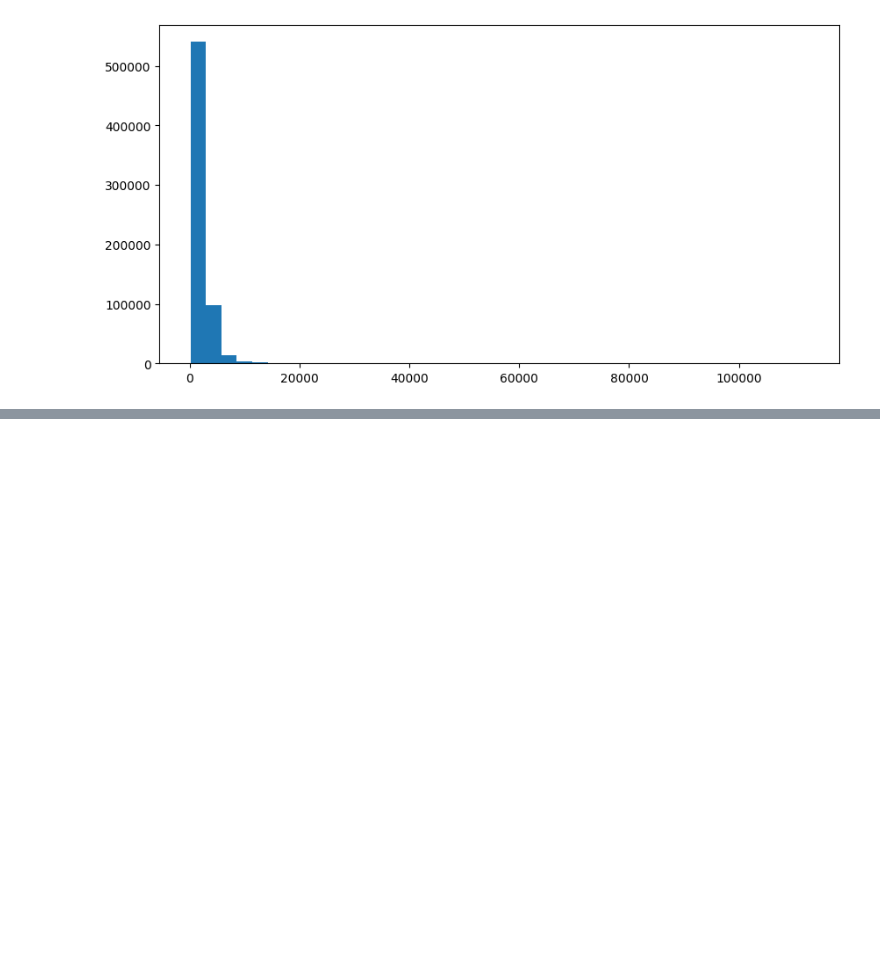
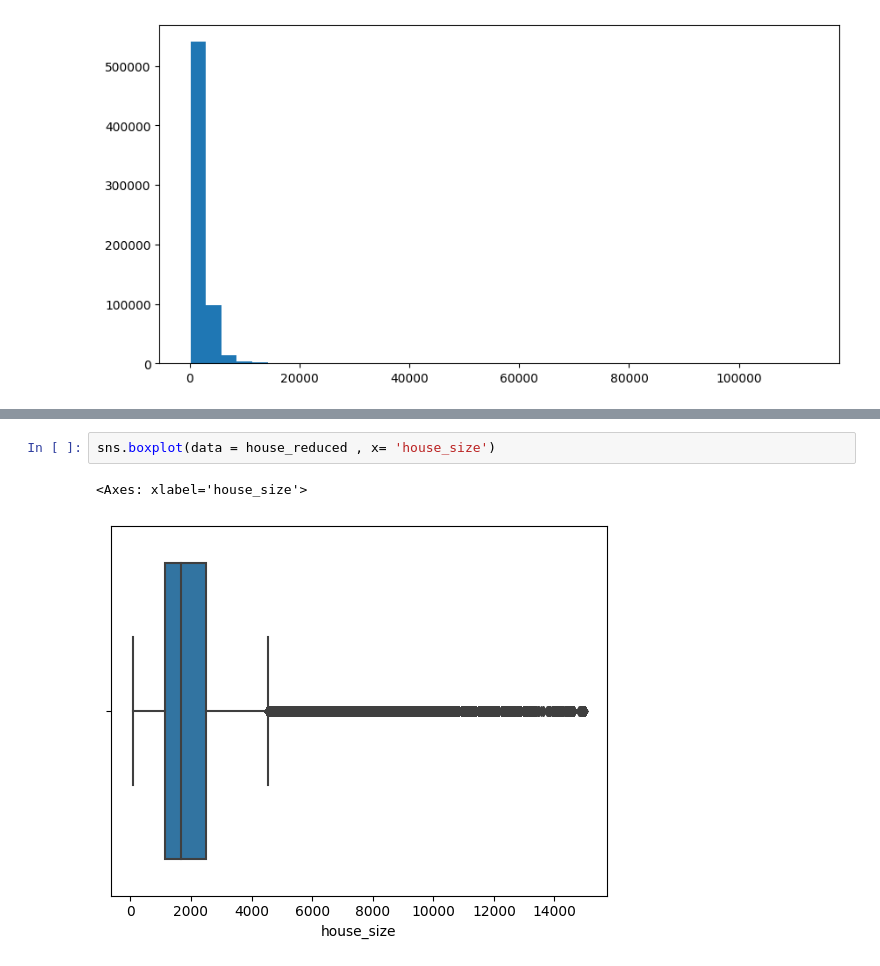
Before and after one commit to zinakhazaee/MachineLearning-SupervisedLearning_Regression, a Jupyter notebook: usa_real_estate.ipynb, the cells around one changed output, grey strips where cells are left out. Cells and saved outputs as stored; diff of their text form; blank space fills up the shorter version.

```diff
--- a/usa_real_estate.ipynb
+++ b/usa_real_estate.ipynb
@@ -293,0 +311,5 @@ plt.show()
+# %%
+sns.boxplot(data = house_reduced , x= 'house_size')
+# %% [output]
+<Axes: xlabel='house_size'>
+[figure, added]
```
Also changed, not shown: parts of 9 cells of this notebook.
